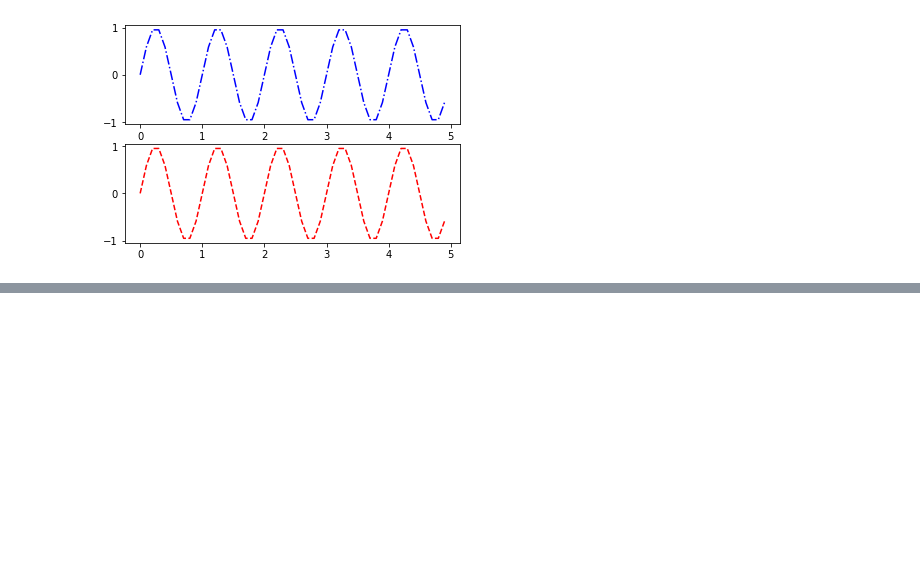
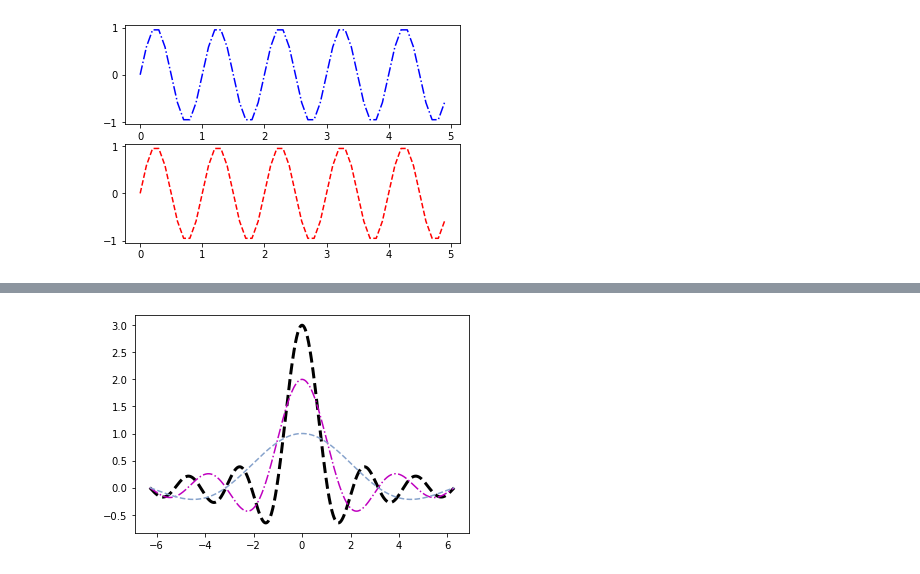
Before and after one commit to tanvitiwari17/DataScience, a Jupyter notebook: class/lab.ipynb, the cells around one changed output, grey strips where cells are left out. Saved outputs shown, nothing was run; the diff lists cells and outputs as text; code cells hidden in the pictures; blank space fills up the shorter version.

```diff
--- a/class/lab.ipynb
+++ b/class/lab.ipynb
@@ -373,0 +394,13 @@ plt.show()
+# %%
+x = np.arange(-2*np.pi,2*np.pi,0.01)
+y1 = np.sin(3*x)/x
+y2 = np.sin(2*x)/x
+y3 = np.sin(x)/x
+
+plt.plot(x,y1,'k--',linewidth =3)
+plt.plot(x,y2,'m-.')
+plt.plot(x,y3,color ='#87a3cc',linestyle='--')
+
+plt.show()
+# %% [output]
+[figure, added]
```
Also changed, not shown: parts of 3 cells of this notebook, 2 other files.
